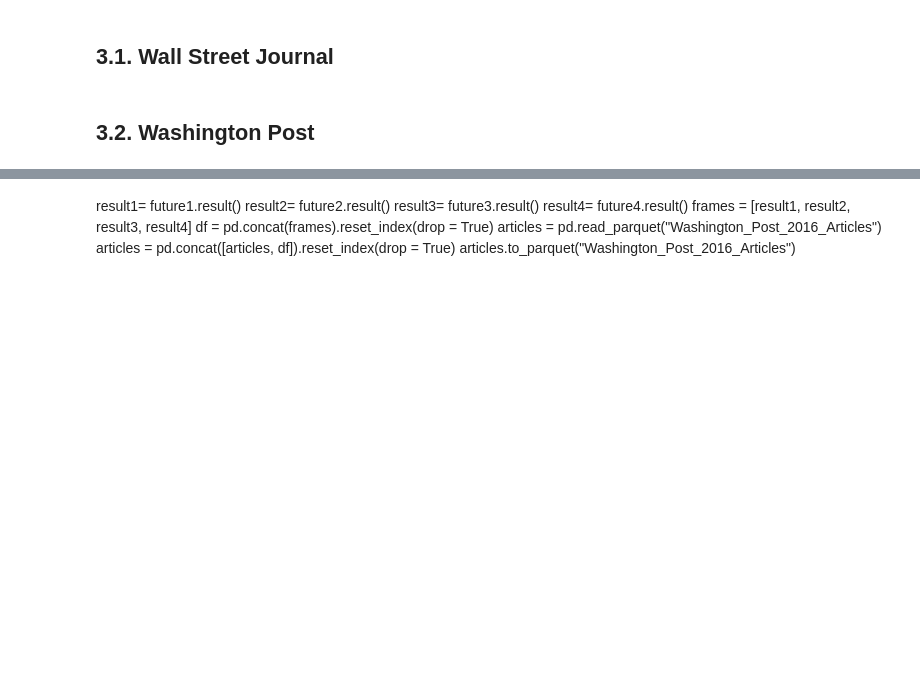
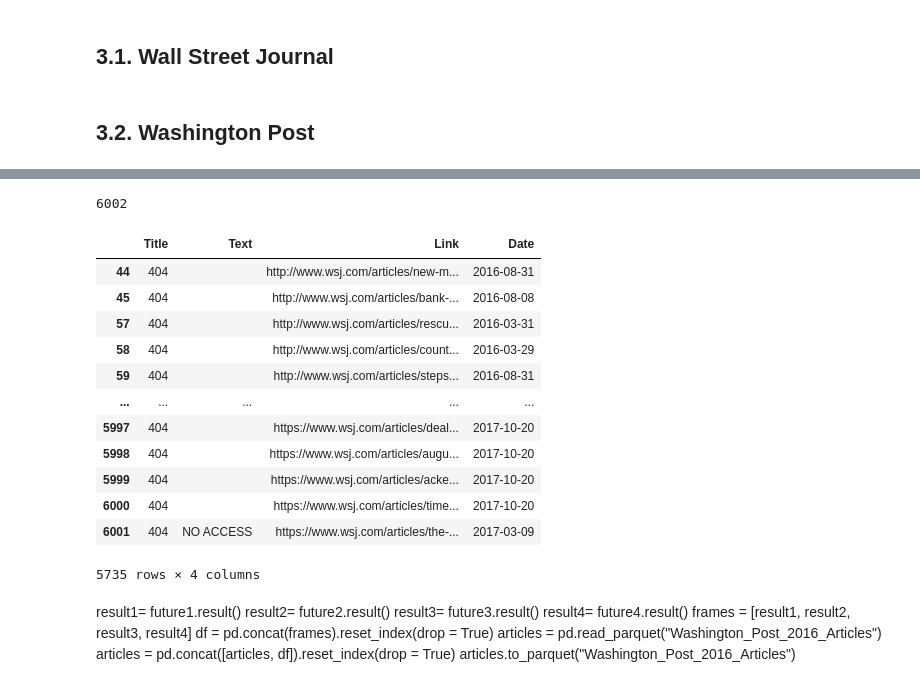
Before and after one commit to TBoedt/Constructing-A-Climate-Change-Concern-Index-Based-Upon-US-Newspaper-Articles, a Jupyter notebook: Scrapping_File_v2.ipynb, the cells around one changed output, grey strips where cells are left out. Saved outputs shown, nothing was run; the diff lists cells and outputs as text; code cells hidden in the pictures; blank space fills up the shorter version.

```diff
--- a/Scrapping_File_v2.ipynb
+++ b/Scrapping_File_v2.ipynb
@@ -819,3 +934,23 @@ accepted
+# %%
+articles = pd.read_parquet("Final_scrape")
+
+print(len(articles))
+articles[articles['Title']=='404']
+# %% [output]
+6002
+|  | Title | Text | Link | Date |
+| 44 | 404 |  | http://www.wsj.com/articles/new-m... | 2016-08-31 |
+| 45 | 404 |  | http://www.wsj.com/articles/bank-... | 2016-08-08 |
+| 57 | 404 |  | http://www.wsj.com/articles/rescu... | 2016-03-31 |
+| 58 | 404 |  | http://www.wsj.com/articles/count... | 2016-03-29 |
+| 59 | 404 |  | http://www.wsj.com/articles/steps... | 2016-08-31 |
+| ... | ... | ... | ... | ... |
+| 5997 | 404 |  | https://www.wsj.com/articles/deal... | 2017-10-20 |
+| 5998 | 404 |  | https://www.wsj.com/articles/augu... | 2017-10-20 |
+| 5999 | 404 |  | https://www.wsj.com/articles/acke... | 2017-10-20 |
+| 6000 | 404 |  | https://www.wsj.com/articles/time... | 2017-10-20 |
+| 6001 | 404 | NO ACCESS | https://www.wsj.com/articles/the-... | 2017-03-09 |
+5735 rows × 4 columns
 # %%
 
 df.to_parquet("WSJ_missed_articles")
```
Also changed, not shown: parts of 9 cells of this notebook.
